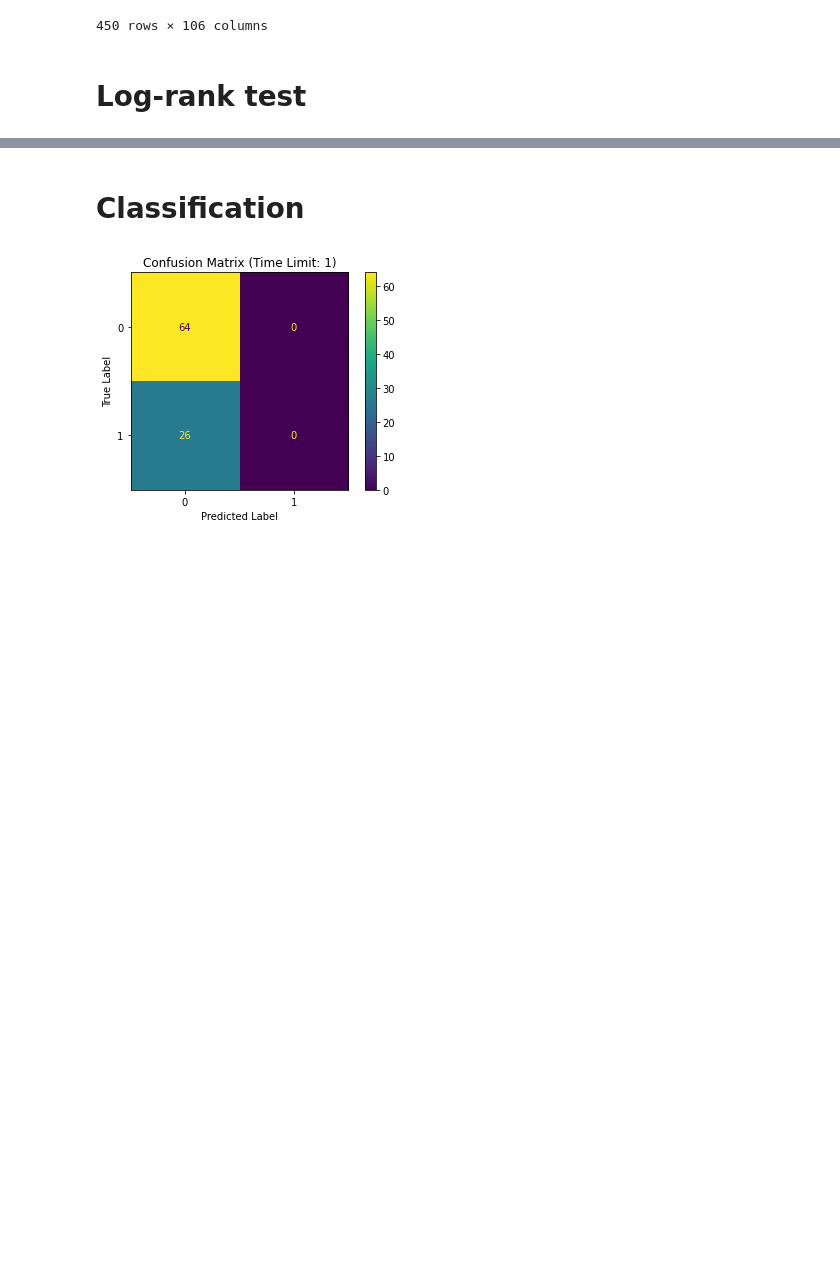
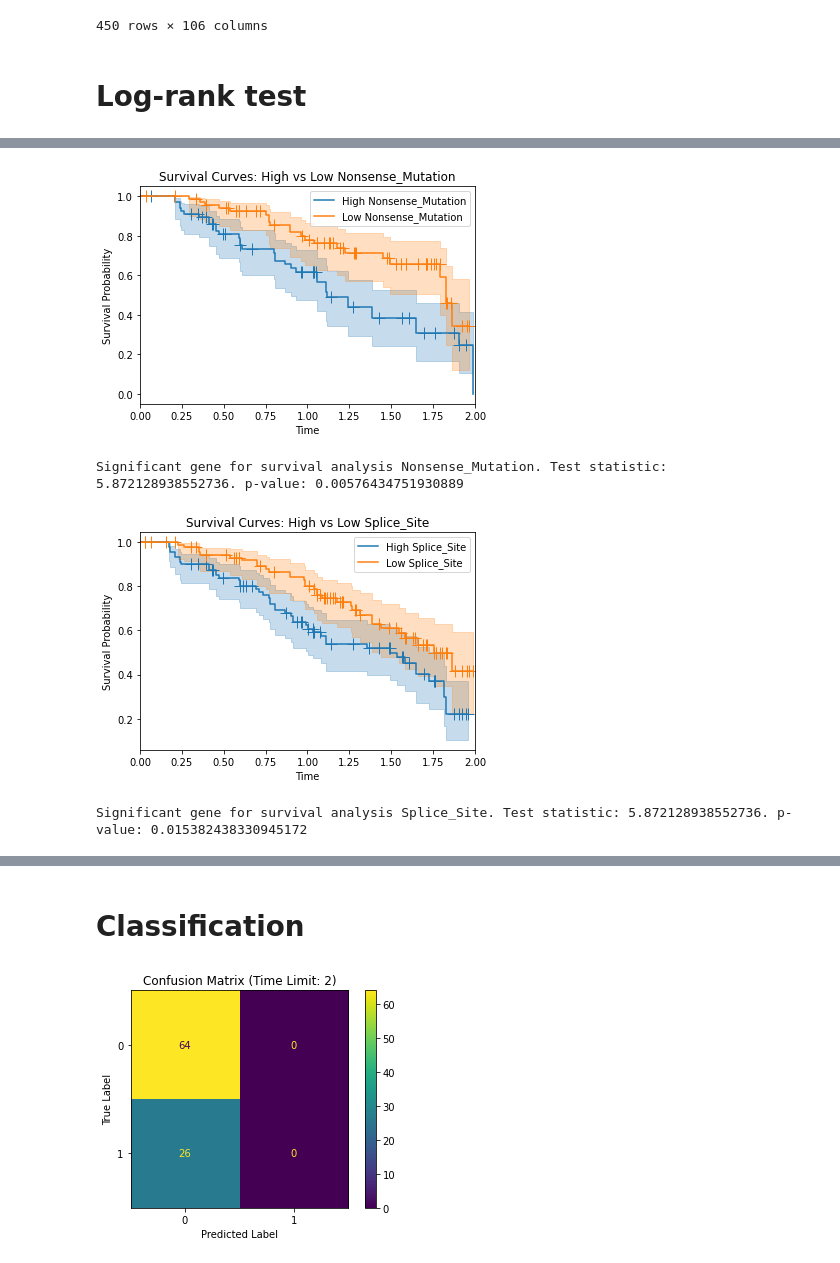
Before and after one commit to Enable72/ECE204_final_project, a Jupyter notebook: project5_mutation_logrank.ipynb, the cells around one changed output, grey strips where cells are left out. Drawn from its saved outputs; the diff is of its cells as text; code cells hidden in the pictures; blank space fills up the shorter version.

```diff
--- a/project5_mutation_logrank.ipynb
+++ b/project5_mutation_logrank.ipynb
@@ -77,0 +94,33 @@ for i in time_limit:
+# %%
+# 2 years limit
+data_two_years = full_data[full_data['DSS.time'] <= 2]
+
+for i in mutation:
+    data = ten_mutations(data_two_years, i)
+    low_expression = data[data[i + 'binary'] == 0]
+    high_expression =  data[data[i + 'binary'] == 1]
+    # logrank
+    results = logrank_test(high_expression['DSS.time'], low_expression['DSS.time'],
+                    high_expression['DSS'], low_expression['DSS'])
+    p = results.p_value
+    if p <= 0.05:
+        kmf = KaplanMeierFitter()
+        kmf.fit(high_expression['DSS.time'], event_observed=high_expression['DSS'], label='High ' + i )
+        kmf.plot(show_censors=True)
+        kmf.fit(low_expression['DSS.time'], event_observed=low_expression['DSS'], label='Low ' + i )
+        kmf.plot(show_censors=True)
+        # Add labels and legend
+        plt.xlim(0,2)
+        plt.xlabel('Time')
+        plt.ylabel('Survival Probability')
+        plt.title('Survival Curves: High vs Low ' + i )
+        plt.legend()
+
+        # Show the plot
+        plt.show()
+        print("Significant gene for survival analysis " + i + ". Test statistic: " + str(z_value)+ ". p-value: " + str(results.p_value))
+# %% [output]
+[figure, added]
+Significant gene for survival analysis Nonsense_Mutation. Test statistic: 5.872128938552736. p-value: 0.00576434751930889
+[figure, added]
+Significant gene for survival analysis Splice_Site. Test statistic: 5.872128938552736. p-value: 0.015382438330945172
```
Also changed, not shown: parts of 14 cells of this notebook.
